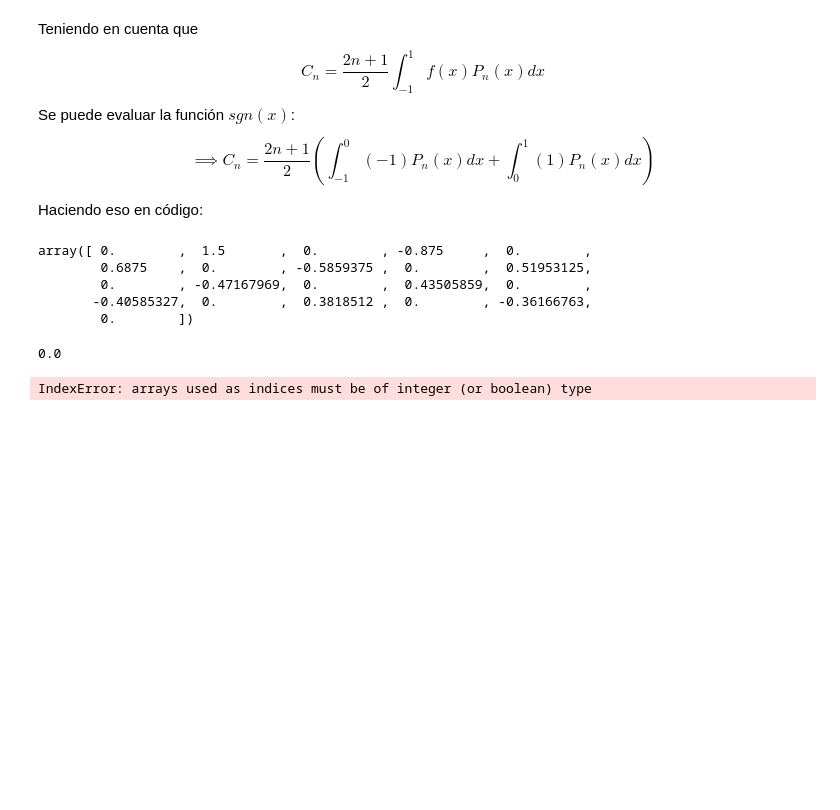
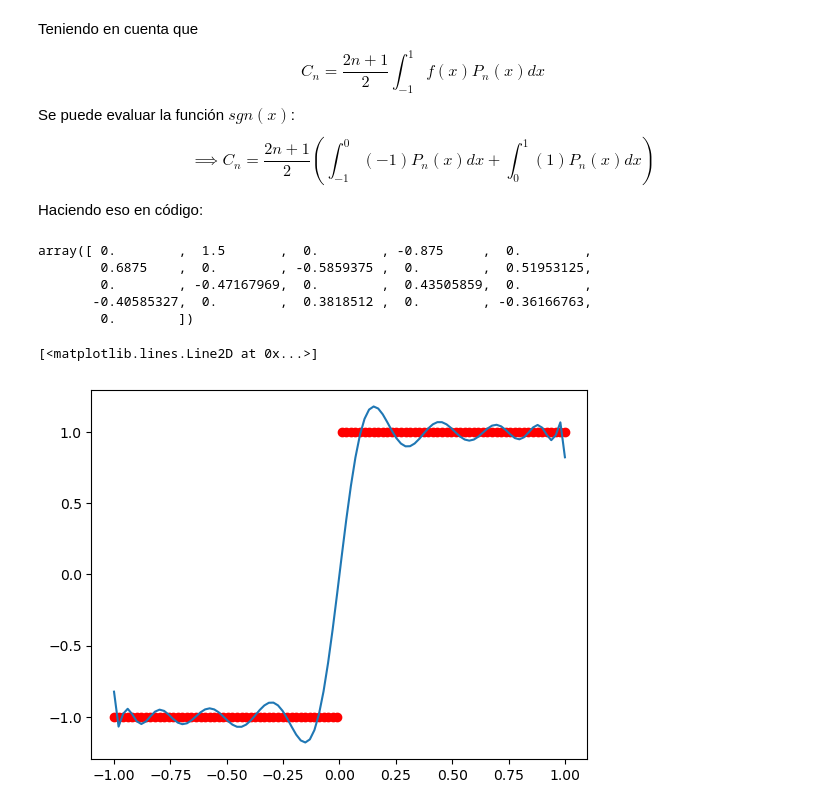
Before and after one commit to juanagranadosr/metodos-computacionales-1_JuanaGranados, a Jupyter notebook: Parcial2/Expansión en polinomios de Legendre..ipynb, the cells around one changed output. Drawn from its saved outputs; the diff is of its cells as text; code cells hidden in the pictures; blank space fills up the shorter version.

```diff
--- a/Parcial2/Expansión en polinomios de Legendre..ipynb
+++ b/Parcial2/Expansión en polinomios de Legendre..ipynb
@@ -102,23 +102,22 @@ def suma(X):
     Sum=0
     for i in range(len(poly)):
         pi = GetLegendre(i,x),
-        pn = sym.lambdify([x],  pi,'numpy')
-        Sum+=Cn[X]*pn(X)
+        pn = sym.lambdify([x], pi,'numpy')
+        Sum+=Cn[i]*pn(X)
     return Sum
-# %% [output]
-0.0
 # %%
 X = np.linspace(-1,1,100)
 XL = np.linspace(-1,1,100)
 
 Y = np.zeros(100)
 YL = np.zeros(100)
 
 for i in range(len(X)):
     Y[i] = sgn(X[i])
-    YL = suma(X)
+    YL[i] = suma(XL[i])
 
 plt.scatter(X,Y,color='r')
-plt.plot(X,Y,color='r')
+plt.plot(XL,YL)
 # %% [output]
-IndexError: arrays used as indices must be of integer (or boolean) type
+[<matplotlib.lines.Line2D at 0x...>]
+[figure, added]
```
